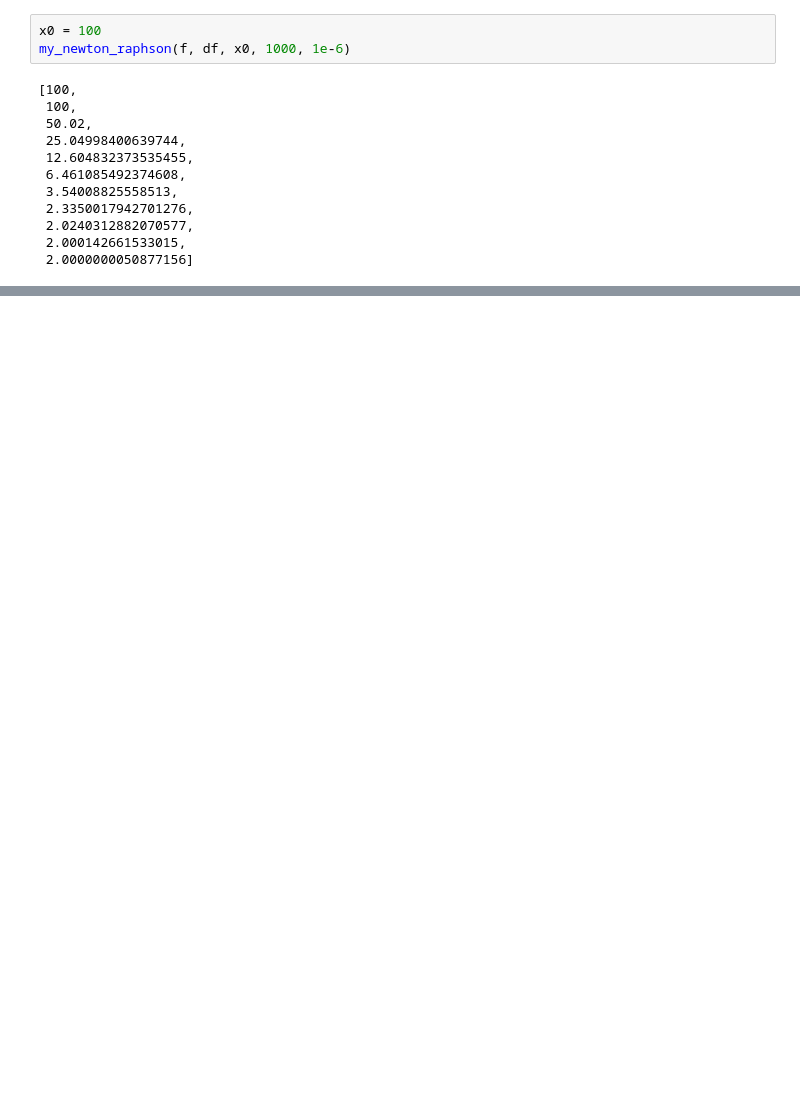
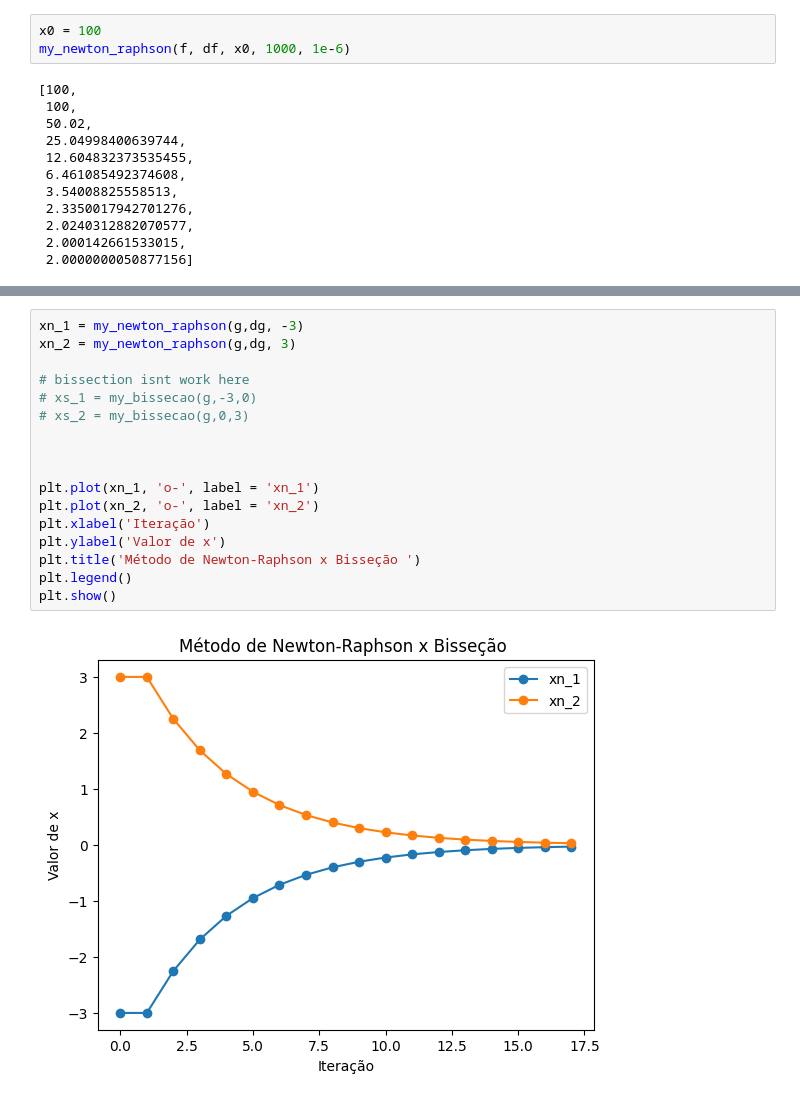
Before and after one commit to IronZiiz/computing_physics_methods, a Jupyter notebook: Aula_6_equation_roots.ipynb, the cells around one changed output, grey strips where cells are left out. Saved outputs shown, nothing was run; the diff lists cells and outputs as text; blank space fills up the shorter version.

```diff
--- a/Aula_6_equation_roots.ipynb
+++ b/Aula_6_equation_roots.ipynb
@@ -126,0 +202,19 @@ my_newton_raphson(f, df, x0, 1000, 1e-6)
+# %%
+xn_1 = my_newton_raphson(g,dg, -3)
+xn_2 = my_newton_raphson(g,dg, 3)
+
+# bissection isnt work here
+# xs_1 = my_bissecao(g,-3,0)
+# xs_2 = my_bissecao(g,0,3)
+
+
+
+plt.plot(xn_1, 'o-', label = 'xn_1')
+plt.plot(xn_2, 'o-', label = 'xn_2')
+plt.xlabel('Iteração')
+plt.ylabel('Valor de x')
+plt.title('Método de Newton-Raphson x Bisseção ')
+plt.legend()
+plt.show()
+# %% [output]
+[figure, added]
```
Also changed, not shown: parts of 22 cells of this notebook.
